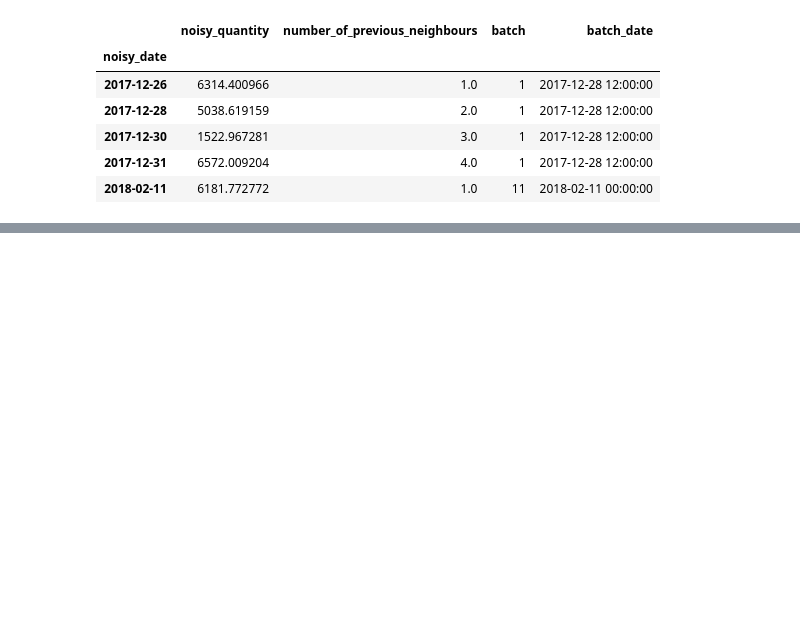
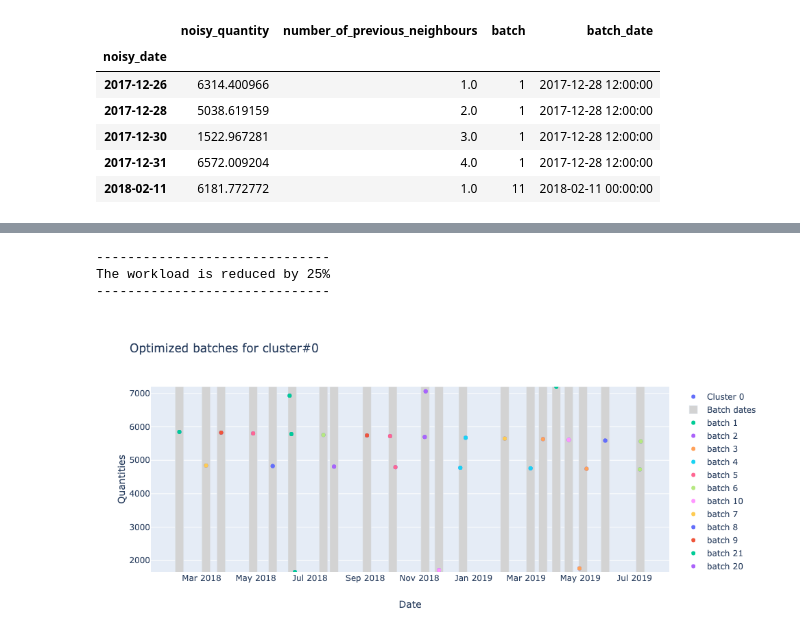
Before and after one commit to raphaelribard/Sales_forecasting, a Jupyter notebook: notebooks/4.0-rr-Prediction-and-optimization.ipynb, the cells around one changed output, grey strips where cells are left out. Drawn from its saved outputs; the diff is of its cells as text; code cells hidden in the pictures; blank space fills up the shorter version.

```diff
--- a/notebooks/4.0-rr-Prediction-and-optimization.ipynb
+++ b/notebooks/4.0-rr-Prediction-and-optimization.ipynb
@@ -43,0 +122,9 @@ sales_cluster_0_optimization.head()
+# %%
+cluster_0_agg_preds=cluster_0_aggregated_preds.copy()
+# %%
+cluster_0_agg_preds=cluster_0_agg_preds.rename(index=str, columns={"yhat_date": "noisy_date",
+                                                                  "yhat_qty": "noisy_quantity"})
+# %%
+cluster_0_agg_preds=cluster_0_agg_preds[~pd.isnull(cluster_0_agg_preds['noisy_date'])]
+# %%
+cluster_0_agg_preds['Cluster']=0
@@ -43,0 +140,7 @@ sales_cluster_0_optimization.head()
+# %%
+sales_cluster_0_optimized_preds=FaaS.optimize_orders_processing(cluster_0_agg_preds,0,'10 days')
+# %% [output]
+------------------------------
+The workload is reduced by 25%
+------------------------------
+[figure, added]
```
Also changed, not shown: parts of 11 cells of this notebook, 3 other files.
